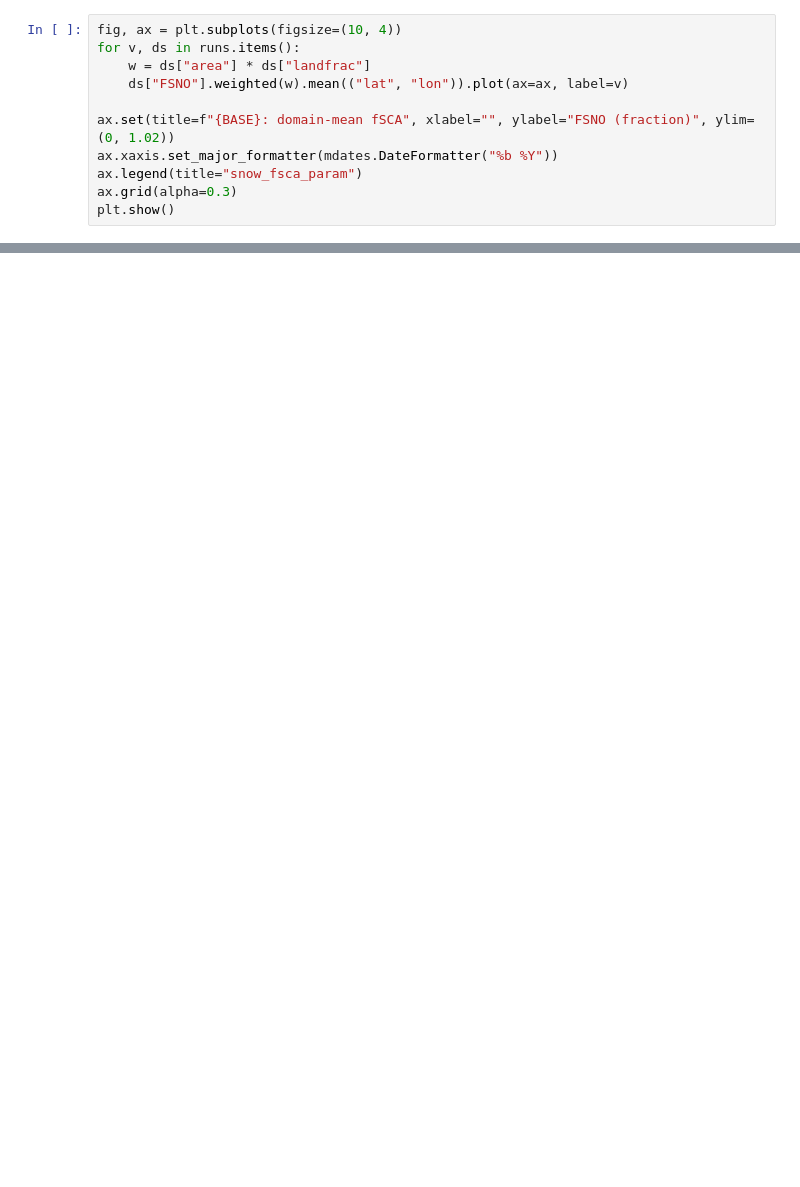
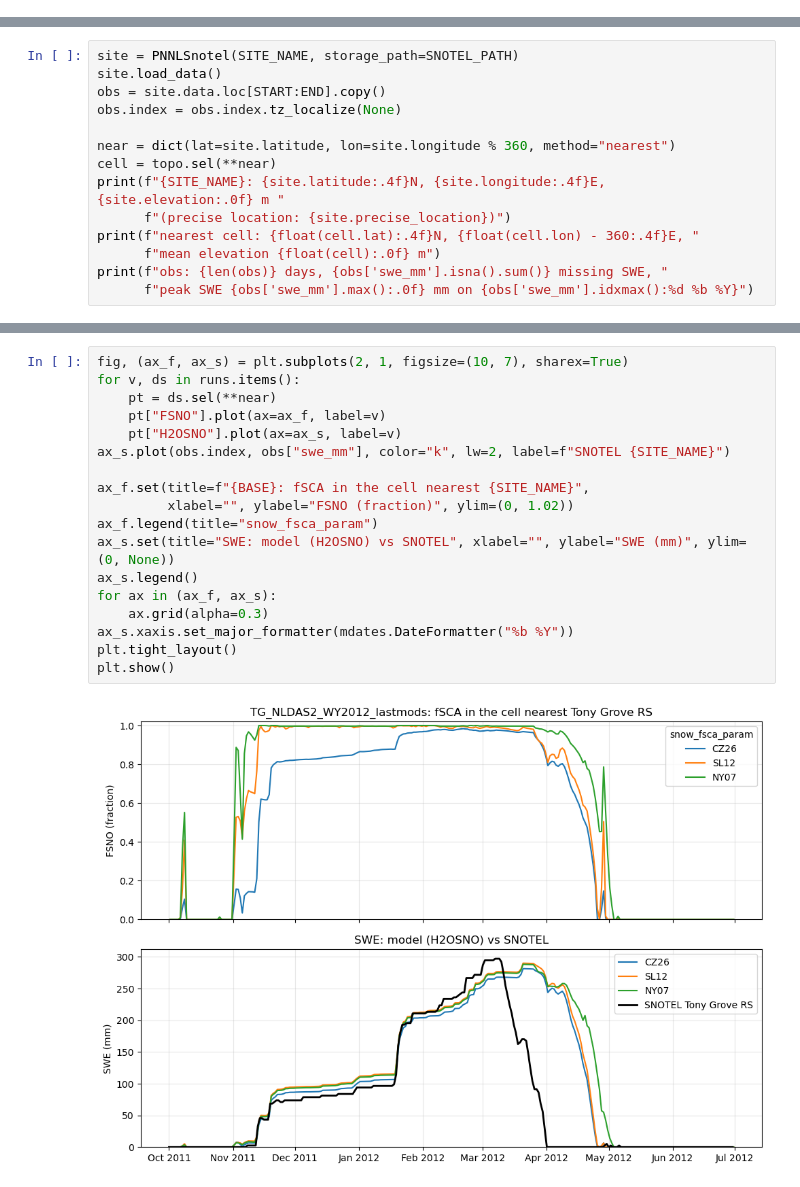
Before and after one commit to chrisrycx/E3SM_run_scripts, a Jupyter notebook: analysis/TG_NLDAS2_WY2012_fsca_sweep.ipynb, the cells around one changed output, grey strips where cells are left out. Drawn from its saved outputs; the diff is of its cells as text; blank space fills up the shorter version.

Commit message:
Improving fsca_sweep analysis notebook

```diff
--- a/analysis/TG_NLDAS2_WY2012_fsca_sweep.ipynb
+++ b/analysis/TG_NLDAS2_WY2012_fsca_sweep.ipynb
@@ -63,11 +81,0 @@ count by how much land they hold.
-# %%
-fig, ax = plt.subplots(figsize=(10, 4))
-for v, ds in runs.items():
-    w = ds["area"] * ds["landfrac"]
-    ds["FSNO"].weighted(w).mean(("lat", "lon")).plot(ax=ax, label=v)
-
-ax.set(title=f"{BASE}: domain-mean fSCA", xlabel="", ylabel="FSNO (fraction)", ylim=(0, 1.02))
-ax.xaxis.set_major_formatter(mdates.DateFormatter("%b %Y"))
-ax.legend(title="snow_fsca_param")
-ax.grid(alpha=0.3)
-plt.show()
@@ -73,0 +93,14 @@ plt.show()
+# %%
+site = PNNLSnotel(SITE_NAME, storage_path=SNOTEL_PATH)
+site.load_data()
+obs = site.data.loc[START:END].copy()
+obs.index = obs.index.tz_localize(None)
+
+near = dict(lat=site.latitude, lon=site.longitude % 360, method="nearest")
+cell = topo.sel(**near)
+print(f"{SITE_NAME}: {site.latitude:.4f}N, {site.longitude:.4f}E, {site.elevation:.0f} m "
+      f"(precise location: {site.precise_location})")
+print(f"nearest cell: {float(cell.lat):.4f}N, {float(cell.lon) - 360:.4f}E, "
+      f"mean elevation {float(cell):.0f} m")
+print(f"obs: {len(obs)} days, {obs['swe_mm'].isna().sum()} missing SWE, "
+      f"peak SWE {obs['swe_mm'].max():.0f} mm on {obs['swe_mm'].idxmax():%d %b %Y}")
@@ -74,3 +123,23 @@ plt.show()
+# %%
+fig, (ax_f, ax_s) = plt.subplots(2, 1, figsize=(10, 7), sharex=True)
+for v, ds in runs.items():
+    pt = ds.sel(**near)
+    pt["FSNO"].plot(ax=ax_f, label=v)
+    pt["H2OSNO"].plot(ax=ax_s, label=v)
+ax_s.plot(obs.index, obs["swe_mm"], color="k", lw=2, label=f"SNOTEL {SITE_NAME}")
+
+ax_f.set(title=f"{BASE}: fSCA in the cell nearest {SITE_NAME}",
+         xlabel="", ylabel="FSNO (fraction)", ylim=(0, 1.02))
+ax_f.legend(title="snow_fsca_param")
+ax_s.set(title="SWE: model (H2OSNO) vs SNOTEL", xlabel="", ylabel="SWE (mm)", ylim=(0, None))
+ax_s.legend()
+for ax in (ax_f, ax_s):
+    ax.grid(alpha=0.3)
+ax_s.xaxis.set_major_formatter(mdates.DateFormatter("%b %Y"))
+plt.tight_layout()
+plt.show()
+# %% [output]
+[figure, added]
 # %% [markdown]
 ## fSCA at the highest and lowest grid cells
 
```
Also changed, not shown: parts of 10 cells of this notebook.
